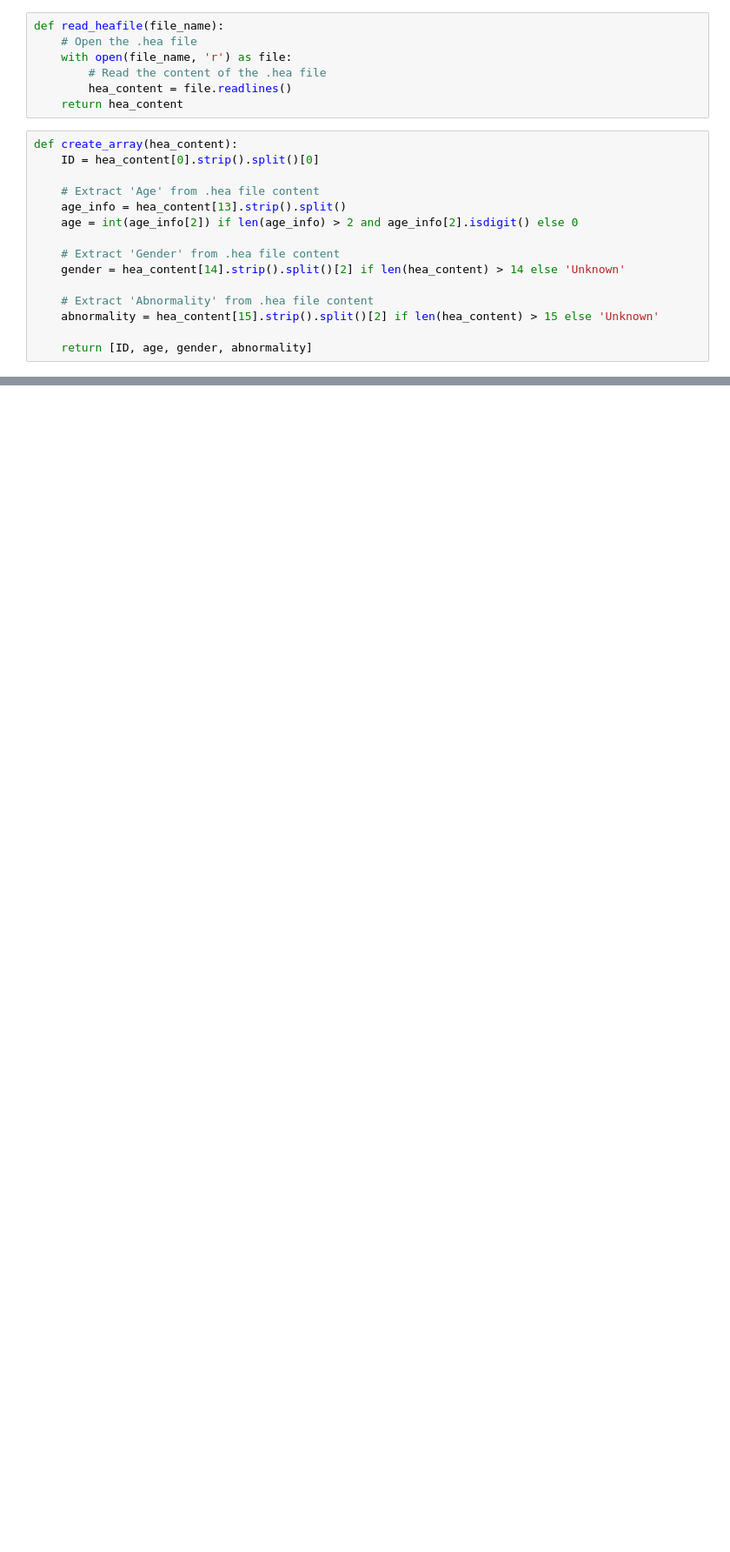
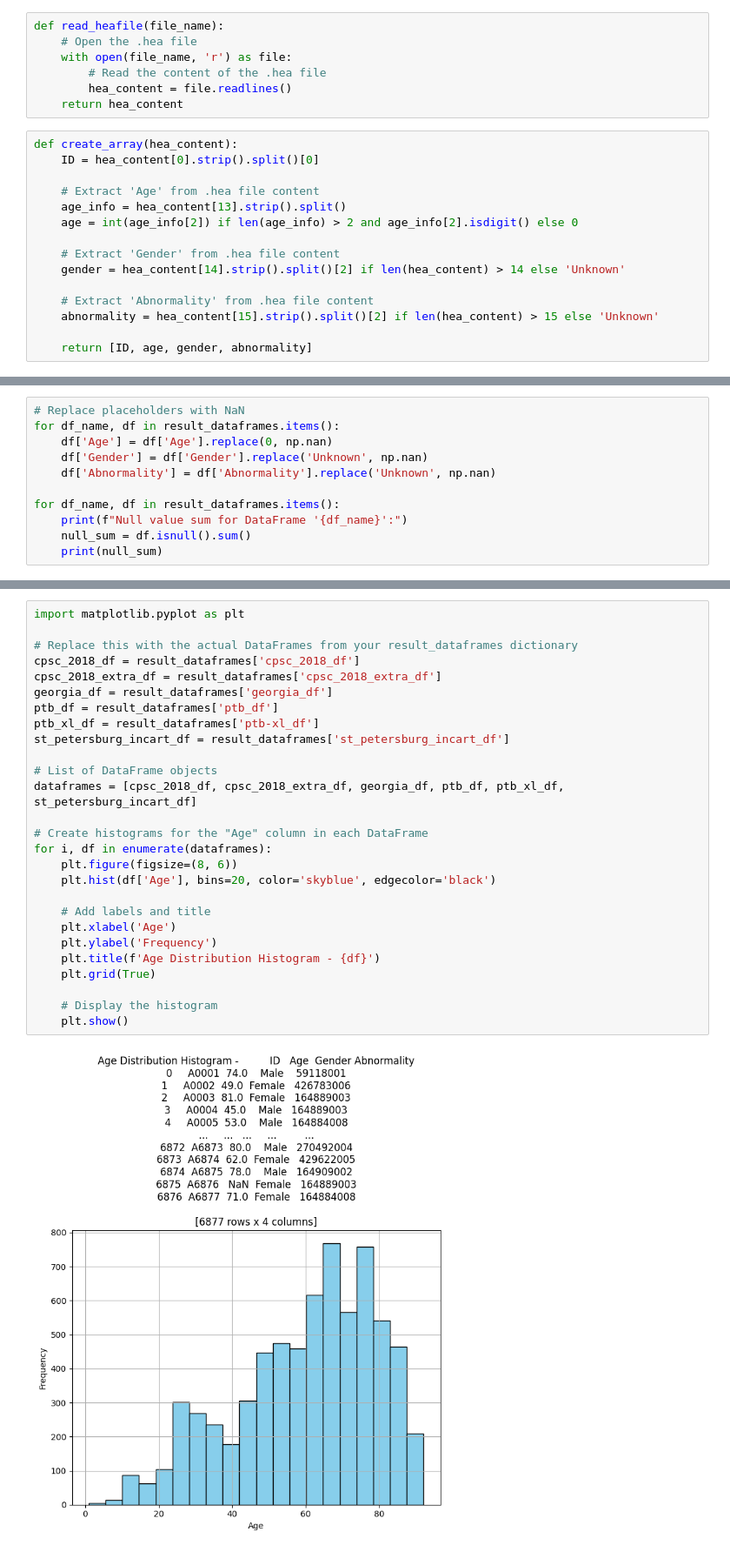
Before and after one commit to IsuruGunarathne/CardioScanPro, a Jupyter notebook: Untitled-checkpoint.ipynb, the cells around one changed output, grey strips where cells are left out. Shown at 87% size. Saved outputs shown, nothing was run; the diff lists cells and outputs as text; blank space fills up the shorter version.

```diff
--- a/Untitled-checkpoint.ipynb
+++ b/Untitled-checkpoint.ipynb
@@ -93,0 +117,11 @@ print(result_dataframes)
+# %%
+# Replace placeholders with NaN
+for df_name, df in result_dataframes.items():
+    df['Age'] = df['Age'].replace(0, np.nan)
+    df['Gender'] = df['Gender'].replace('Unknown', np.nan)
+    df['Abnormality'] = df['Abnormality'].replace('Unknown', np.nan)
+
+for df_name, df in result_dataframes.items():
+    print(f"Null value sum for DataFrame '{df_name}':")
+    null_sum = df.isnull().sum()
+    print(null_sum)
@@ -93,0 +146,29 @@ print(result_dataframes)
+# %%
+import matplotlib.pyplot as plt
+
+# Replace this with the actual DataFrames from your result_dataframes dictionary
+cpsc_2018_df = result_dataframes['cpsc_2018_df']
+cpsc_2018_extra_df = result_dataframes['cpsc_2018_extra_df']
+georgia_df = result_dataframes['georgia_df']
+ptb_df = result_dataframes['ptb_df']
+ptb_xl_df = result_dataframes['ptb-xl_df']
+st_petersburg_incart_df = result_dataframes['st_petersburg_incart_df']
+
+# List of DataFrame objects
+dataframes = [cpsc_2018_df, cpsc_2018_extra_df, georgia_df, ptb_df, ptb_xl_df, st_petersburg_incart_df]
+
+# Create histograms for the "Age" column in each DataFrame
+for i, df in enumerate(dataframes):
+    plt.figure(figsize=(8, 6))
+    plt.hist(df['Age'], bins=20, color='skyblue', edgecolor='black')
+
+    # Add labels and title
+    plt.xlabel('Age')
+    plt.ylabel('Frequency')
+    plt.title(f'Age Distribution Histogram - {df}')
+    plt.grid(True)
+
+    # Display the histogram
+    plt.show()
+# %% [output]
+[figure, added]
```
Also changed, not shown: parts of 9 cells of this notebook, 1 other file.
